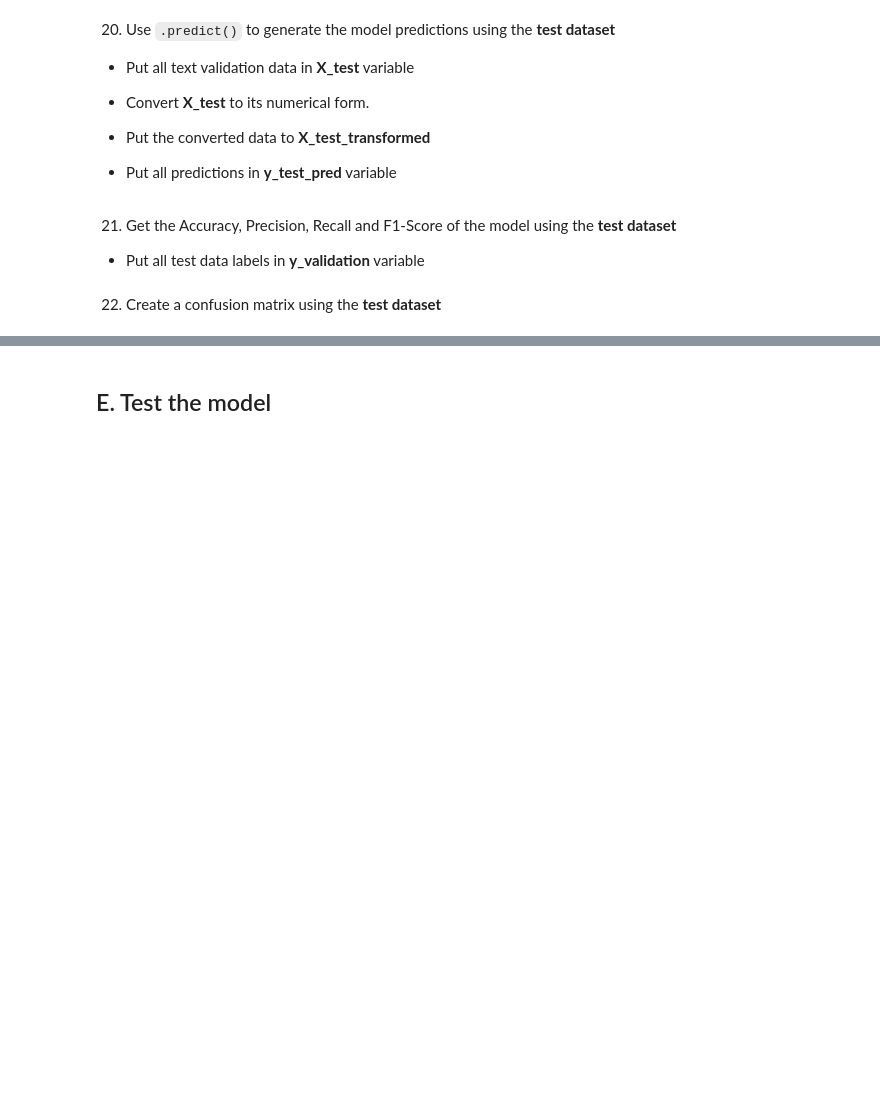
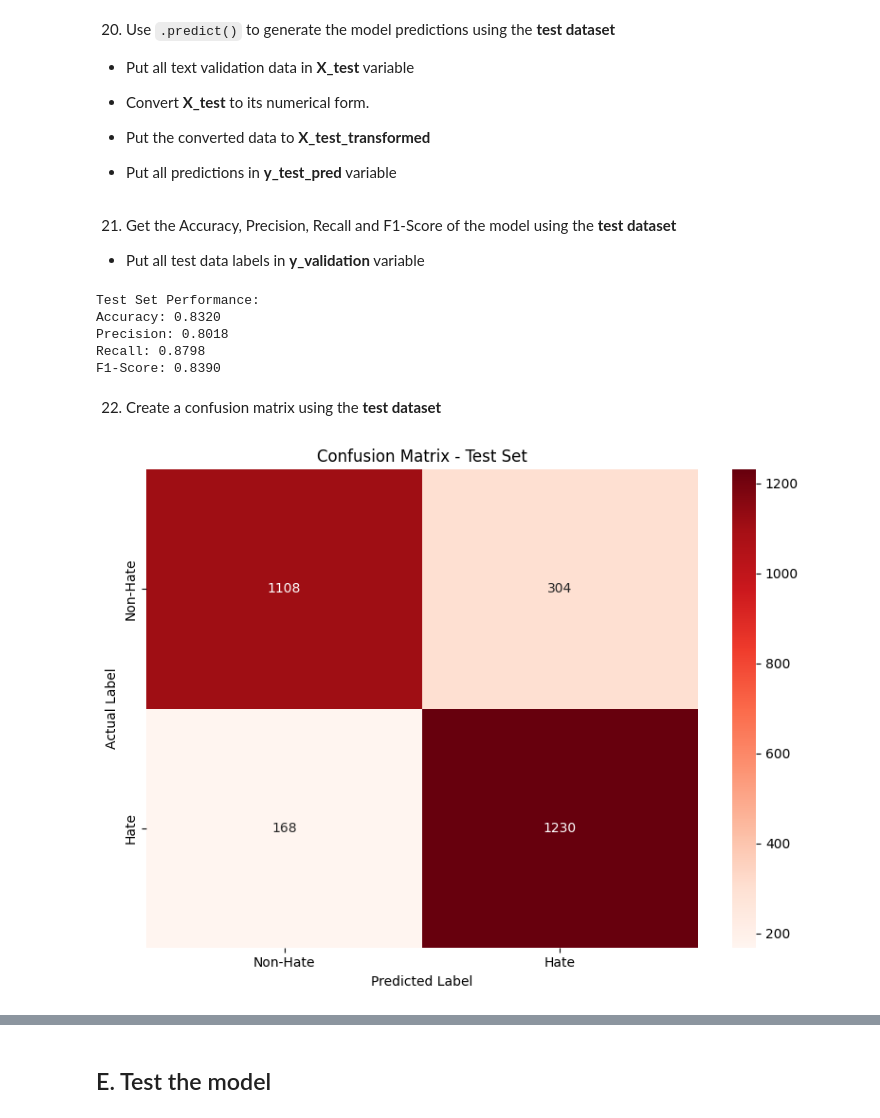
Before and after one commit to flexycode/CCMACLRL_EXERCISES_COM231ML, a Jupyter notebook: Lab/Lab-Exercise-4/Exercise4.ipynb, the cells around one changed output, grey strips where cells are left out. Drawn from its saved outputs; the diff is of its cells as text; code cells hidden in the pictures; blank space fills up the shorter version.

```diff
--- a/Lab/Lab-Exercise-4/Exercise4.ipynb
+++ b/Lab/Lab-Exercise-4/Exercise4.ipynb
@@ -161,3 +361,9 @@ Put the converted data to **X_train_transformed** variable
+# %%
+X_test = df_test["text"]
+
+X_test_transformed = vectorizer.transform(X_test)
+
+y_test_pred = model.predict(X_test_transformed)
 # %% [markdown]
 21. Get the Accuracy, Precision, Recall and F1-Score of the model using the **test dataset**
 
@@ -167,2 +371,21 @@ Put the converted data to **X_train_transformed** variable
+# %%
+y_test = df_test["label"]
+
+accuracy_test = accuracy_score(y_test, y_test_pred)
+precision_test = precision_score(y_test, y_test_pred)
+recall_test = recall_score(y_test, y_test_pred)
+f1_test = f1_score(y_test, y_test_pred)
+
+print("\nTest Set Performance:")
+print(f"Accuracy: {accuracy_test:.4f}")
+print(f"Precision: {precision_test:.4f}")
+print(f"Recall: {recall_test:.4f}")
+print(f"F1-Score: {f1_test:.4f}")
+# %% [output]
+Test Set Performance:
+Accuracy: 0.8320
+Precision: 0.8018
+Recall: 0.8798
+F1-Score: 0.8390
 # %% [markdown]
 22. Create a confusion matrix using the **test dataset**
@@ -170,0 +392,15 @@ Put the converted data to **X_train_transformed** variable
+# %%
+cm_test = confusion_matrix(y_test, y_test_pred)
+
+# Create a heatmap for confusion matrix
+plt.figure(figsize=(8, 6))
+sns.heatmap(cm_test, annot=True, fmt='d', cmap='Reds',
+            xticklabels=['Non-Hate', 'Hate'],
+            yticklabels=['Non-Hate', 'Hate'])
+plt.title('Confusion Matrix - Test Set')
+plt.ylabel('Actual Label')
+plt.xlabel('Predicted Label')
+plt.tight_layout()
+plt.show()
+# %% [output]
+[figure, added]
```
Also changed, not shown: parts of 64 cells of this notebook.
